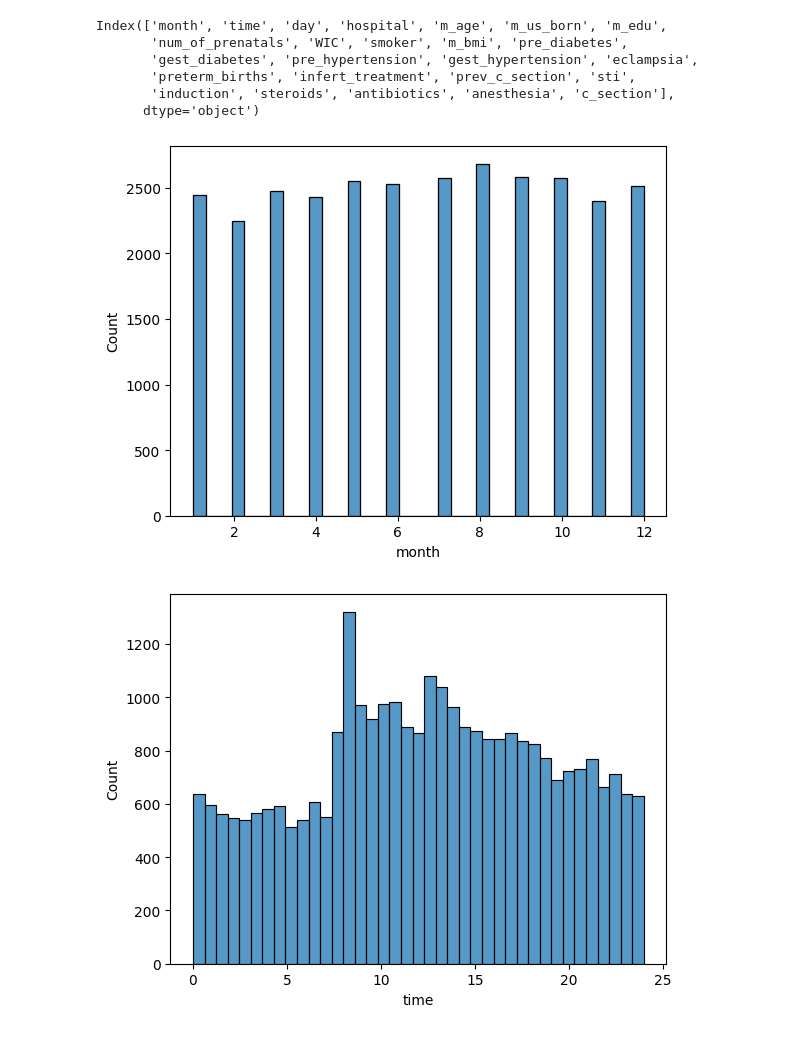
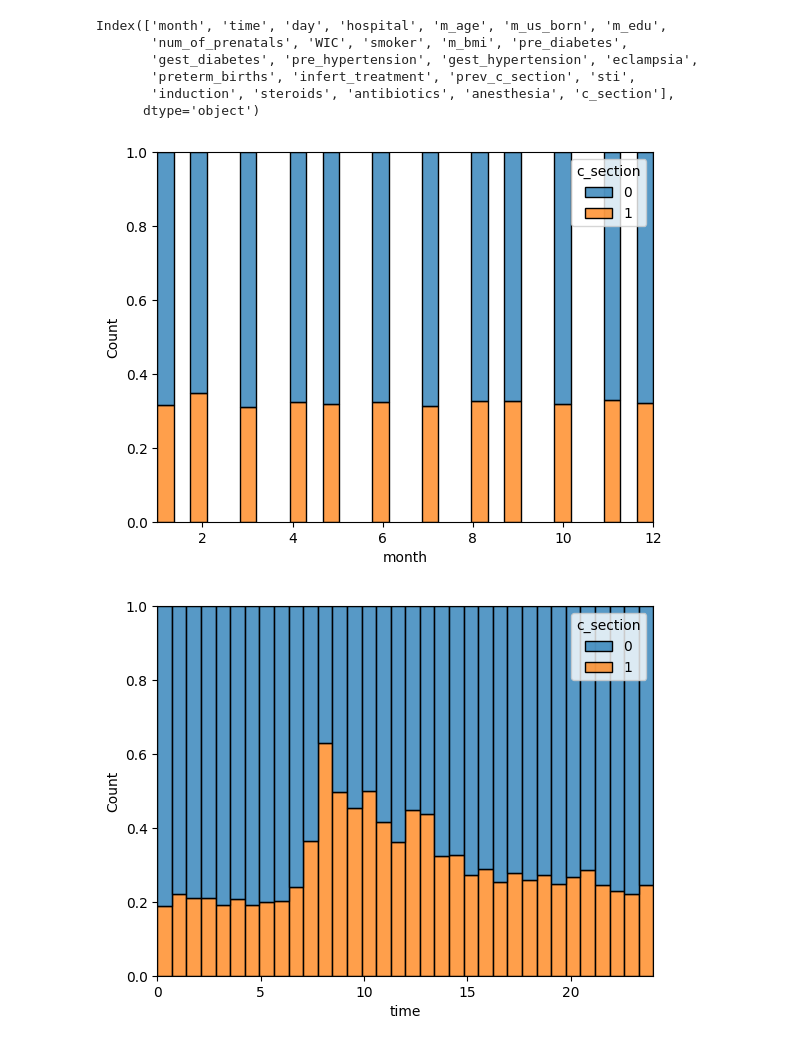
Before and after one commit to austin-maison/cdc-birth-predictor, a Jupyter notebook: notebooks/02-analysis.ipynb, the cells around one changed output. Saved outputs shown, nothing was run; the diff lists cells and outputs as text; code cells hidden in the pictures.

Commit message:
Begin visualizations

```diff
--- a/notebooks/02-analysis.ipynb
+++ b/notebooks/02-analysis.ipynb
@@ -15,7 +15,7 @@ import pandas as pd
 random_seed = 6
 
 # sample size of the data to use for EDA
-sample_size = 30000
+sample_size = 20000
 # %%
 # path to processed data
 DATA_PATH = Path.cwd().resolve().parents[0] / "data" / "processed" / "processed_data.csv"
@@ -85,7 +88,7 @@ df_sample = df.sample(sample_size, random_state=random_seed)
 # %%
 for i,col in enumerate(num_cols):
     plt.figure(i)
-    sns.histplot(df_sample[col])
+    sns.histplot(df_sample, x=col, hue='c_section', multiple='fill')
 # %% [output]
-[figure, old version]
+[figure, new version]
-[figure, old version]
+[figure, new version]
```
Also changed, not shown: parts of 3 cells of this notebook.
